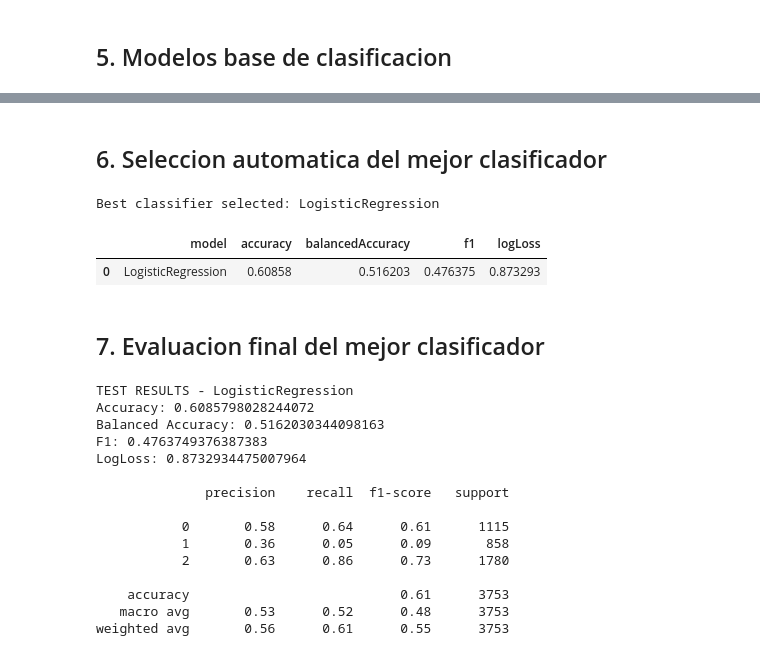
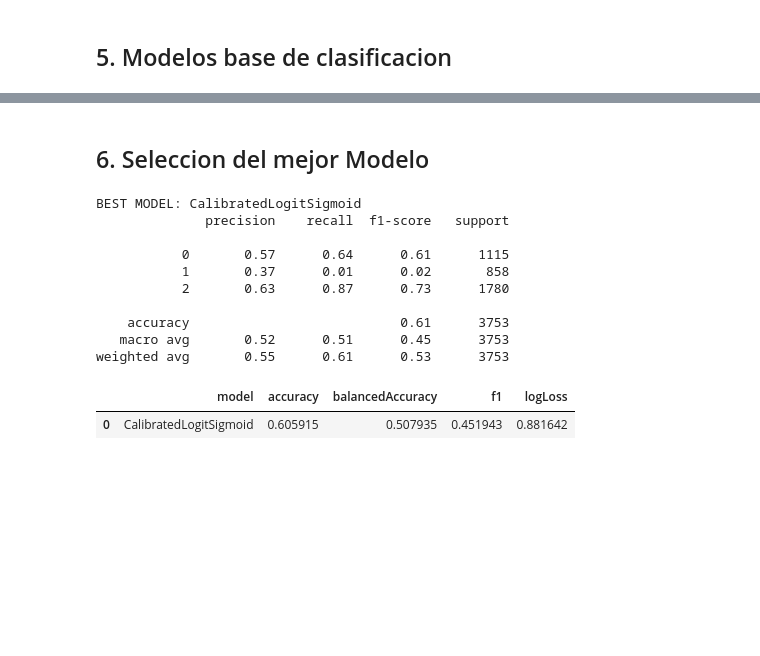
Before and after one commit to JuanjoRestrepo/worldcup-2026-prediction, a Jupyter notebook: notebooks/03_modelos_base_evaluacion.ipynb, the cells around one changed output, grey strips where cells are left out. Cells and saved outputs as stored; diff of their text form; code cells hidden in the pictures; blank space fills up the shorter version.

```diff
--- a/notebooks/03_modelos_base_evaluacion.ipynb
+++ b/notebooks/03_modelos_base_evaluacion.ipynb
@@ -189,58 +238,43 @@ validationResults
 # %% [markdown]
-## 6. Seleccion automatica del mejor clasificador
+## 6. Seleccion del mejor Modelo
 # %%
-bestClassifierName = validationResults.iloc[0]["model"]
+# =========================================================
+# 6. SELECCION DEL MEJOR CLASIFICADOR
+# =========================================================
+bestModelName = validationResults.iloc[0]["model"]
 
-classifierSpecs = {
-    "LogisticRegression": {
-        "model": logModel,
-        "X_test": X_test_scaled,
-    },
-    "RandomForest": {
-        "model": rfModel,
-        "X_test": X_test,
-    },
+classifierMap = {
+    "RawLogisticRegression": rawLogModel,
+    "CalibratedLogitSigmoid": calLogModelSigmoid,
+    "CalibratedLogitIsotonic": calLogModelIsotonic,
+    "RandomForest": rfModel,
 }
 
-bestClassifier = classifierSpecs[bestClassifierName]["model"]
-bestClassifierXTest = classifierSpecs[bestClassifierName]["X_test"]
+bestModel = classifierMap[bestModelName]
 
-y_test_pred_best = bestClassifier.predict(bestClassifierXTest)
-y_test_proba_best = bestClassifier.predict_proba(bestClassifierXTest)
+y_val_pred_best = bestModel.predict(X_val)
+y_val_proba_best = bestModel.predict_proba(X_val)
+
+y_test_pred_best = bestModel.predict(X_test)
+y_test_proba_best = bestModel.predict_proba(X_test)
 
 testBestResults = pd.DataFrame(
-    [metricRow(bestClassifierName, y_test, y_test_pred_best, y_test_proba_best)]
+    [metricRow(bestModelName, y_test, y_test_pred_best, y_test_proba_best)]
 )
 
-print("Best classifier selected:", bestClassifierName)
+print("BEST MODEL:", bestModelName)
+print(classification_report(y_test, y_test_pred_best, zero_division=0))
 testBestResults
 # %% [output]
-Best classifier selected: LogisticRegression
+BEST MODEL: CalibratedLogitSigmoid
+              precision    recall  f1-score   support
+
+           0       0.57      0.64      0.61      1115
+           1       0.37      0.01      0.02       858
+           2       0.63      0.87      0.73      1780
+
+    accuracy                           0.61      3753
+   macro avg       0.52      0.51      0.45      3753
+weighted avg       0.55      0.61      0.53      3753
 |  | model | accuracy | balancedAccuracy | f1 | logLoss |
-| 0 | LogisticRegression | 0.60858 | 0.516203 | 0.476375 | 0.873293 |
+| 0 | CalibratedLogitSigmoid | 0.605915 | 0.507935 | 0.451943 | 0.881642 |
-# %% [markdown]
-## 7. Evaluacion final del mejor clasificador
-# %%
-print("TEST RESULTS -", bestClassifierName)
-print("Accuracy:", accuracy_score(y_test, y_test_pred_best))
-print("Balanced Accuracy:", balanced_accuracy_score(y_test, y_test_pred_best))
-print("F1:", f1_score(y_test, y_test_pred_best, average="macro"))
-print("LogLoss:", log_loss(y_test, y_test_proba_best, labels=[0, 1, 2]))
-print()
-print(classification_report(y_test, y_test_pred_best, zero_division=0))
-# %% [output]
-TEST RESULTS - LogisticRegression
-Accuracy: 0.6085798028244072
-Balanced Accuracy: 0.5162030344098163
-F1: 0.4763749376387383
-LogLoss: 0.8732934475007964
-
-              precision    recall  f1-score   support
-
-           0       0.58      0.64      0.61      1115
-           1       0.36      0.05      0.09       858
-           2       0.63      0.86      0.73      1780
-
-    accuracy                           0.61      3753
-   macro avg       0.53      0.52      0.48      3753
-weighted avg       0.56      0.61      0.55      3753
```
Also changed, not shown: parts of 17 cells of this notebook.
